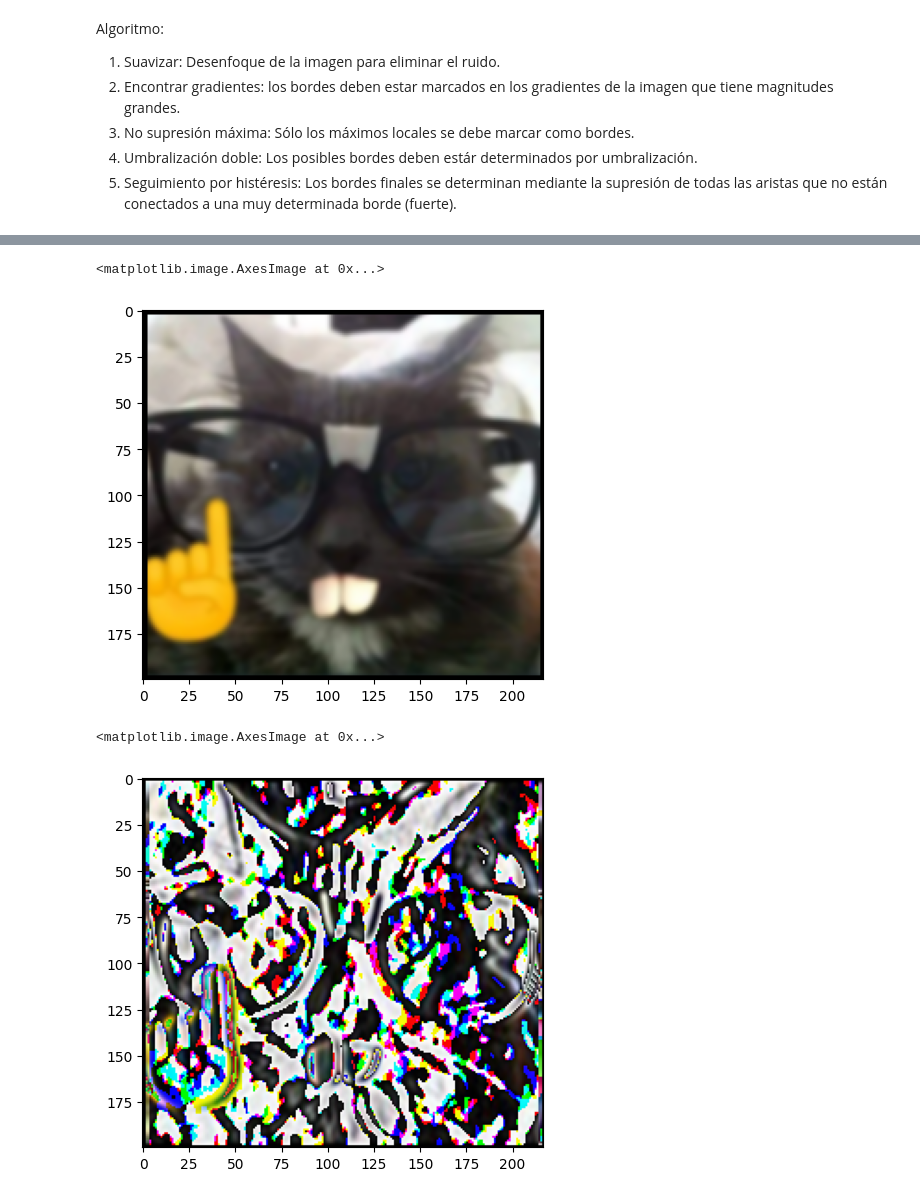
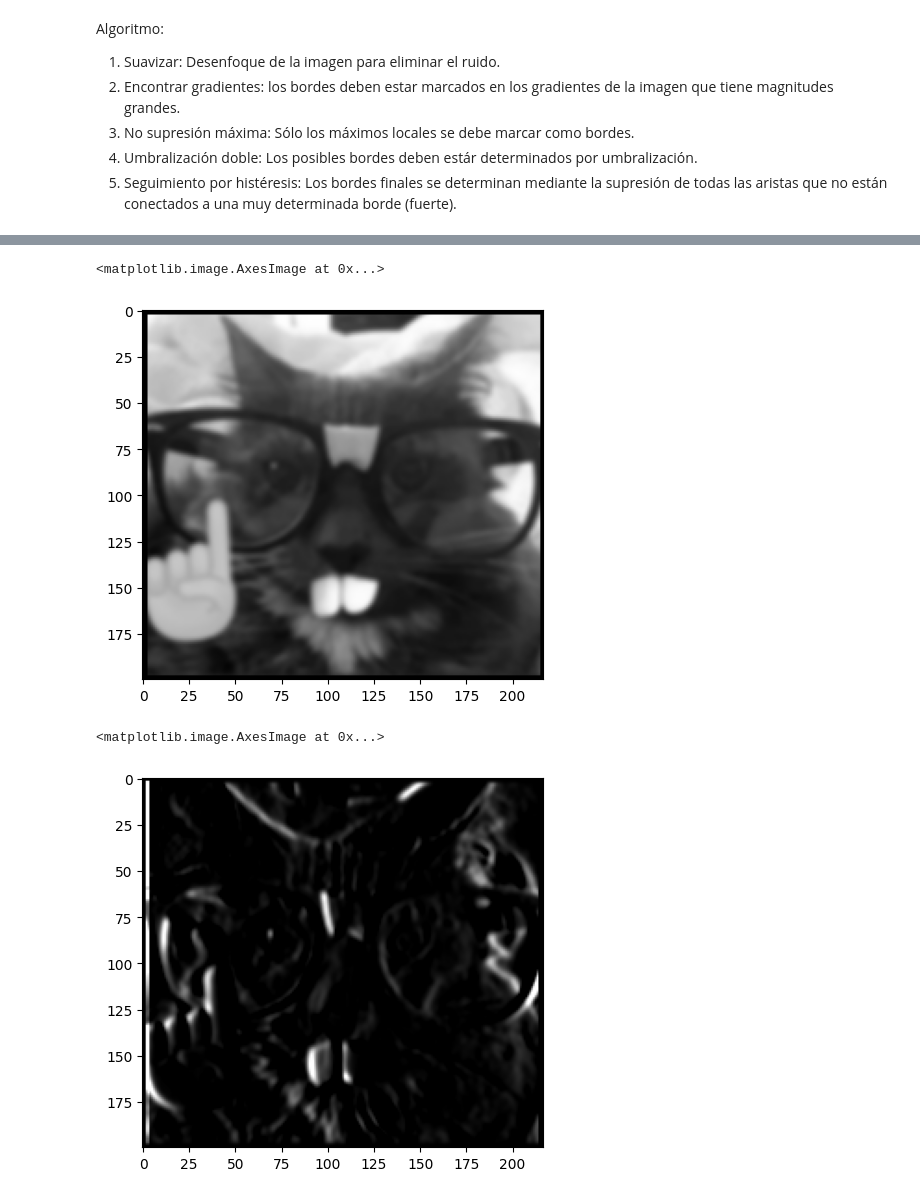
Before and after one commit to ValeriaJahzeel/Vision_Artificial, a Jupyter notebook: Tarea_1.3/TAR_VA_3_ValeriaJahzeelCastañonHernandez.ipynb, the cells around one changed output, grey strips where cells are left out. Drawn from its saved outputs; the diff is of its cells as text; code cells hidden in the pictures.

```diff
--- a/Tarea_1.3/TAR_VA_3_ValeriaJahzeelCastañonHernandez.ipynb
+++ b/Tarea_1.3/TAR_VA_3_ValeriaJahzeelCastañonHernandez.ipynb
@@ -19,10 +19,12 @@ import cv2
 # para esto se aplica un filtro gausssiano de 5x5
 foto = 'prueba.png'
 # se carga la imagen
-imag = cv2.imread(foto,1)   # se lee la imagen en BGR
-imag = cv2.cvtColor(imag, cv2.COLOR_BGR2RGB)   # convierte la imagen a RGB
-plt.imshow(imag)   # muestra la imagen
-filas, columnas, _ = imag.shape
+imag = cv2.imread(foto,0)   # se lee la imagen en BGR
+#imag = cv2.cvtColor(imag, cv2.COLOR_BGR2RGB)   # convierte la imagen a RGB
+plt.imshow(imag,cmap="gray")   # muestra la imagen
+filas, columnas = imag.shape
+
+matImg = np.array(imag)
 
 gauss = np.array([[2, 4, 5, 4, 2],
                   [4, 9, 12, 9, 4],
@@ -30,5 +32,5 @@ gauss = np.array([[2, 4, 5, 4, 2],
                   [4, 9, 12, 9, 4],
                   [2, 4, 5, 4, 2]])
 
-print(gauss)
+print(matImg)
 # %% [output]
@@ -52,11 +45,7 @@ def separacionCanales(imagen):
 # %%
 # se realiza el proceso de convolucion
-def convolucion(imagen, kernel):
-     convolucion_r = np.zeros((filas, columnas))
-     convolucion_g = np.zeros((filas, columnas))
-     convolucion_b = np.zeros((filas, columnas))
-
-     matriz_rojo,matriz_verde,matriz_azul = separacionCanales(imagen)
+def convolucion(matriz_imagen, kernel):
+     convolucion = np.zeros((filas, columnas))
 
      for x in range(filas):
           for y in range(columnas):
@@ -64,13 +53,8 @@ def convolucion(imagen, kernel):
                     for y2 in range(len(kernel[0])):
                          if(len(kernel[0]) == 5):
                               if(x>2 and x<filas-2 and y>2 and y<columnas-2):
-                                   convolucion_r[x,y] += (kernel[x2,y2] * matriz_rojo[x-2+x2,y-2+y2])
-                                   convolucion_g[x,y] += (kernel[x2,y2] * matriz_verde[x-2+x2,y-2+y2])
-                                   convolucion_b[x,y] += (kernel[x2,y2] * matriz_azul[x-2+x2,y-2+y2])
+                                   convolucion[x,y] += (kernel[x2,y2] * matriz_imagen[x-2+x2,y-2+y2])
                          if(len(kernel[0]) == 3):
                               if(x>1 and x<filas-1 and y>1 and y<columnas-1):
-                                   convolucion_r[x,y] += (kernel[x2,y2] * matriz_rojo[x-1+x2,y-1+y2])
-                                   convolucion_g[x,y] += (kernel[x2,y2] * matriz_verde[x-1+x2,y-1+y2])
-                                   convolucion_b[x,y] += (kernel[x2,y2] * matriz_azul[x-1+x2,y-1+y2])
-
-     return convolucion_r, convolucion_g, convolucion_b
+                                   convolucion[x,y] += (kernel[x2,y2] * matriz_imagen[x-1+x2,y-1+y2])
+     return convolucion
@@ -89,28 +61,28 @@ def unionCanales(rojo,verde,azul,divisor):
 # %%
-rojo,verde,azul = convolucion(imag, gauss)
-matGauss = unionCanales(rojo,verde,azul,159)
+matGauss = convolucion(imag, gauss)
+matGauss = cv2.normalize(matGauss, None, 0, 255, cv2.NORM_MINMAX)
 
 # Crea una imagen RGB desde la matriz tridimensional
 imgGauss= Image.fromarray(matGauss)
-plt.imshow(imgGauss)
+plt.imshow(imgGauss,cmap="gray")
 # %% [output]
 <matplotlib.image.AxesImage at 0x...>
-[figure, old version]
+[figure, new version]
 # %%
 # 2. Encontrar gradientes de la imagen para detectar los bordes
-imgGauss = np.float64(imgGauss)
+matGauss = np.float64(matGauss)
 
 sobelX = np.array([[-1,0,1],
                    [-2,0,2],
                    [-1,0,1]])
 
-rojoSX,verdeSX,azulSX = convolucion(matGauss, sobelX)
-matSobelX = unionCanales(rojoSX,verdeSX,azulSX,1)
+matSobelX = convolucion(matGauss, sobelX)
+#matSobelX = unionCanales(rojoSX,verdeSX,azulSX,1)
 imgSobelX = Image.fromarray(matSobelX)
 plt.imshow(imgSobelX)
 # %% [output]
 <matplotlib.image.AxesImage at 0x...>
-[figure, old version]
+[figure, new version]
 # %%
 sobelY = np.array([[1,2,1],
                    [0,0,0],
```
Also changed, not shown: parts of 8 cells of this notebook.
